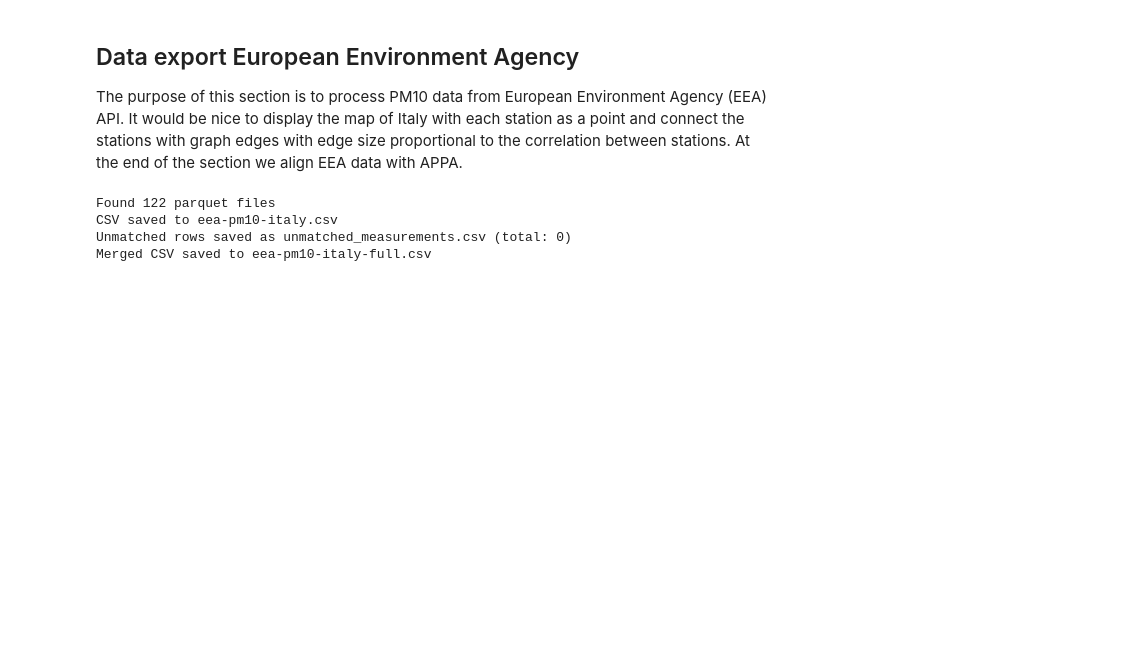
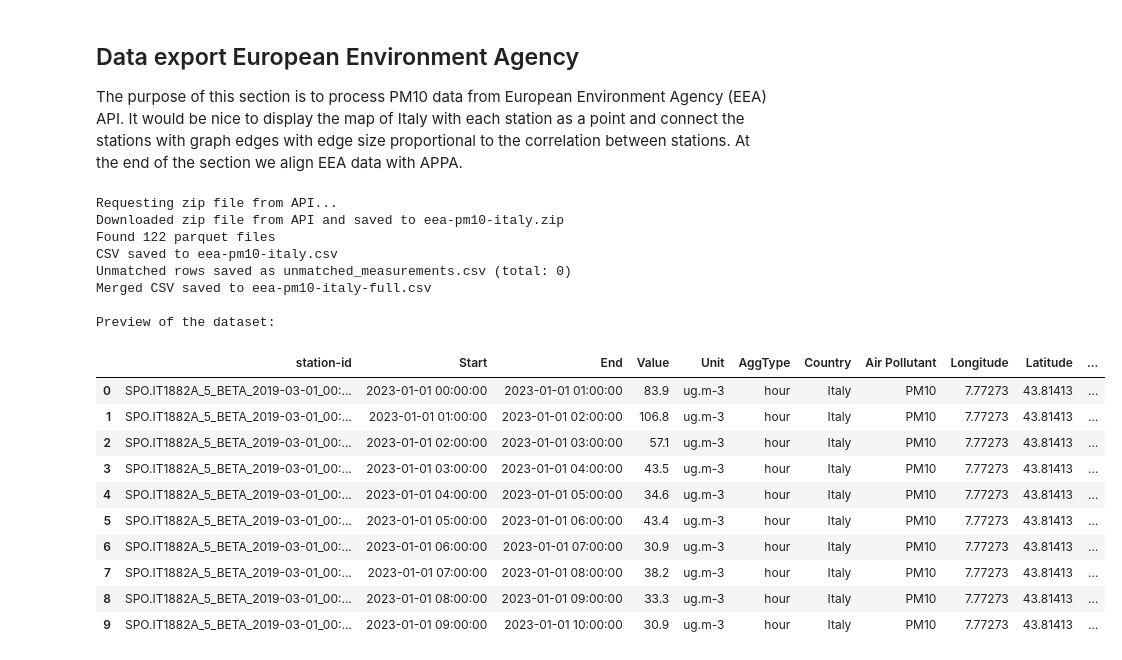
Before and after one commit to StefanoGenettiUniTN/appa-chinquinaria, a Jupyter notebook: data_visualization.ipynb, the cells around one changed output. Saved outputs shown, nothing was run; the diff lists cells and outputs as text; code cells hidden in the pictures; blank space fills up the shorter version.

```diff
--- a/data_visualization.ipynb
+++ b/data_visualization.ipynb
@@ -200,30 +200,48 @@ df_merged = pd.merge(df_eea, df_metadata, on="station-id", how="left", indicator
 df_unmatched = df_merged[df_merged["_merge"] == "left_only"]
 print(f"Unmatched rows saved as unmatched_measurements.csv (total: {len(df_unmatched)})")
 # filter relevant columns
 columns_to_keep = [
     "station-id",
     "Start",
     "End",
     "Value",
     "Unit",
     "AggType",
     "Country",
     "Air Pollutant",
     "Longitude",
     "Latitude",
     "Altitude",
     "Altitude Unit",
     "Air Quality Station Area",
     "Air Quality Station Type",
     "Municipality",
     "Duration Unit",
     "Cadence Unit"
 ]
 df_filtered = df_merged[columns_to_keep]
 df_filtered.to_csv(eea_csv_with_metadata, index=False)
 print(f"Merged CSV saved to {eea_csv_with_metadata}")
+
+print("\nPreview of the dataset:")
+display(df_filtered.head(10))
 # %% [output]
+Requesting zip file from API...
+Downloaded zip file from API and saved to eea-pm10-italy.zip
 Found 122 parquet files
 CSV saved to eea-pm10-italy.csv
 Unmatched rows saved as unmatched_measurements.csv (total: 0)
 Merged CSV saved to eea-pm10-italy-full.csv
+
+Preview of the dataset:
+|  | station-id | Start | End | Value | Unit | AggType | Country | Air Pollutant | Longitude | Latitude | ... |
+| 0 | SPO.IT1882A_5_BETA_2019-03-01_00:... | 2023-01-01 00:00:00 | 2023-01-01 01:00:00 | 83.9 | ug.m-3 | hour | Italy | PM10 | 7.77273 | 43.81413 | ... |
+| 1 | SPO.IT1882A_5_BETA_2019-03-01_00:... | 2023-01-01 01:00:00 | 2023-01-01 02:00:00 | 106.8 | ug.m-3 | hour | Italy | PM10 | 7.77273 | 43.81413 | ... |
+| 2 | SPO.IT1882A_5_BETA_2019-03-01_00:... | 2023-01-01 02:00:00 | 2023-01-01 03:00:00 | 57.1 | ug.m-3 | hour | Italy | PM10 | 7.77273 | 43.81413 | ... |
+| 3 | SPO.IT1882A_5_BETA_2019-03-01_00:... | 2023-01-01 03:00:00 | 2023-01-01 04:00:00 | 43.5 | ug.m-3 | hour | Italy | PM10 | 7.77273 | 43.81413 | ... |
+| 4 | SPO.IT1882A_5_BETA_2019-03-01_00:... | 2023-01-01 04:00:00 | 2023-01-01 05:00:00 | 34.6 | ug.m-3 | hour | Italy | PM10 | 7.77273 | 43.81413 | ... |
+| 5 | SPO.IT1882A_5_BETA_2019-03-01_00:... | 2023-01-01 05:00:00 | 2023-01-01 06:00:00 | 43.4 | ug.m-3 | hour | Italy | PM10 | 7.77273 | 43.81413 | ... |
+| 6 | SPO.IT1882A_5_BETA_2019-03-01_00:... | 2023-01-01 06:00:00 | 2023-01-01 07:00:00 | 30.9 | ug.m-3 | hour | Italy | PM10 | 7.77273 | 43.81413 | ... |
+| 7 | SPO.IT1882A_5_BETA_2019-03-01_00:... | 2023-01-01 07:00:00 | 2023-01-01 08:00:00 | 38.2 | ug.m-3 | hour | Italy | PM10 | 7.77273 | 43.81413 | ... |
+| 8 | SPO.IT1882A_5_BETA_2019-03-01_00:... | 2023-01-01 08:00:00 | 2023-01-01 09:00:00 | 33.3 | ug.m-3 | hour | Italy | PM10 | 7.77273 | 43.81413 | ... |
+| 9 | SPO.IT1882A_5_BETA_2019-03-01_00:... | 2023-01-01 09:00:00 | 2023-01-01 10:00:00 | 30.9 | ug.m-3 | hour | Italy | PM10 | 7.77273 | 43.81413 | ... |
```
Also changed, not shown: parts of 1 cell of this notebook.
